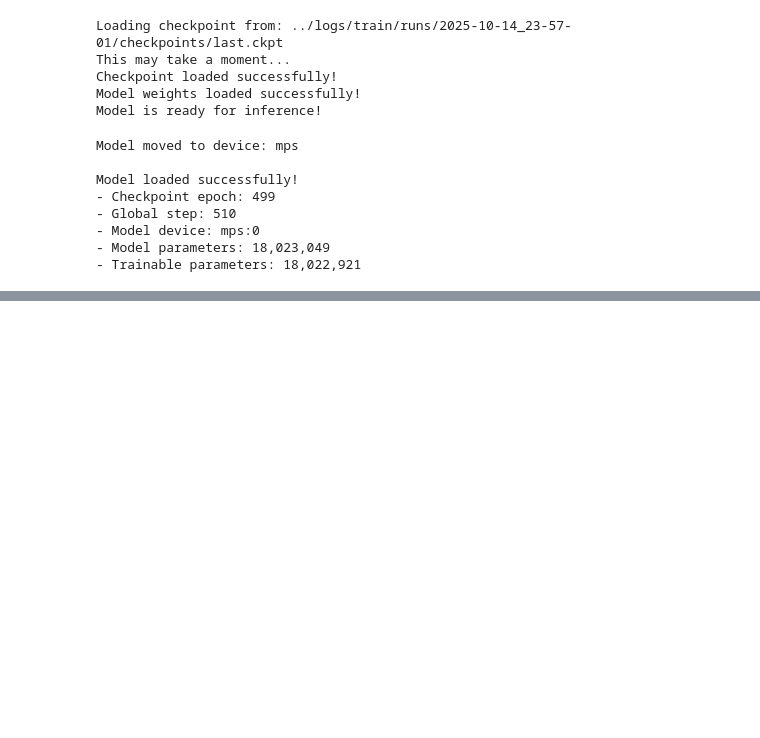
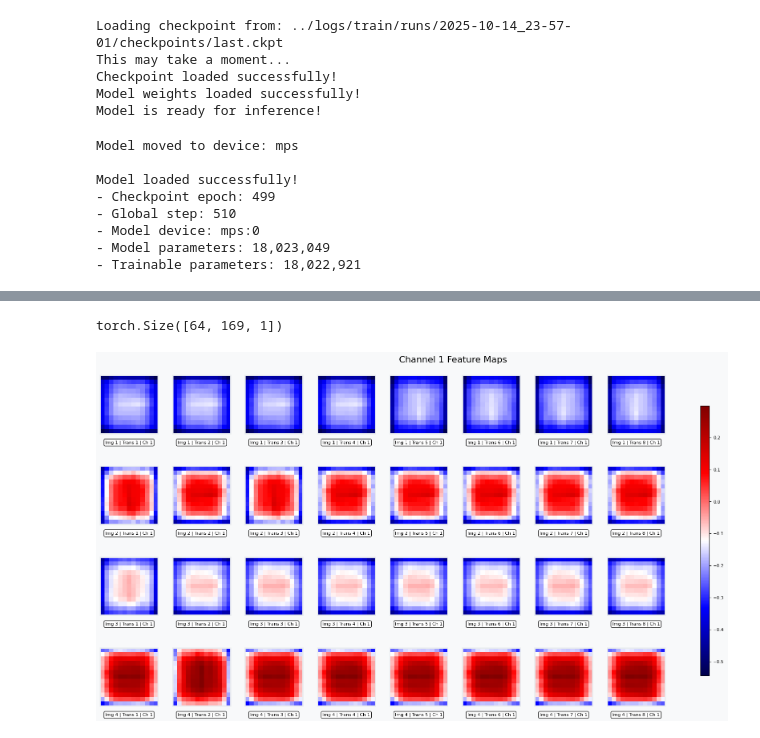
Before and after one commit to TomekNocon/IMMUVIS-PIGVAE, a Jupyter notebook: notebooks/test_v1.ipynb, the cells around one changed output, grey strips where cells are left out. Saved outputs shown, nothing was run; the diff lists cells and outputs as text; code cells hidden in the pictures; blank space fills up the shorter version.

```diff
--- a/notebooks/test_v1.ipynb
+++ b/notebooks/test_v1.ipynb
@@ -276,7 +279,9 @@ data_val, data_test, _ = random_split(
     generator=torch.Generator().manual_seed(42),
 )
 
-train_dataset = gd.GridGraphDataset(grid_size=13, dataset=data_train, channels=list(range(10)))
+train_dataset = gd.GridGraphDataset(grid_size=13, dataset=data_train, channels=list(range(1)))
+
+val_dataset = gd.GridGraphDataset(grid_size=13, dataset=data_val, channels=list(range(1)))
 
 train_loader = gd.DenseGraphDataLoader(
     dataset=train_dataset,
@@ -285,8 +290,16 @@ train_loader = gd.DenseGraphDataLoader(
     pin_memory=False,
     persistent_workers=7 > 0,
 )
+
+val_loader = gd.DenseGraphDataLoader(
+    dataset=val_dataset,
+    batch_size=8,
+    num_workers=7,
+    pin_memory=False,
+    persistent_workers=7 > 0,
+)
 # %%
-for el in train_loader:
+for el in val_loader:
     break
 # %%
 el = el.to('mps')
@@ -298,0 +325,36 @@ RuntimeError: linear(): input and weight.T shapes cannot be multiplied (169x10 a
+# %%
+el.node_features.shape
+# %% [output]
+torch.Size([64, 169, 1])
+# %%
+import src.models.components.metrics.recontructions as R
+import src.models.components.plot as pL
+
+idx_to_show = R.batch_augmented_indices(
+            8, num_permutations=8, n_examples=4
+        )
+subset_predictions = graph_pred.node_features[idx_to_show, :, :]
+subset_ground_truths = el.node_features[idx_to_show, :, :]
+
+restore_subset_predictions = torch.stack(
+            [img for img in subset_predictions], dim=0
+        )
+restore_subset_ground_truths = torch.stack(
+            [img for img in subset_ground_truths],
+            dim=0,
+        )
+
+ground_truth_imgs = restore_subset_ground_truths.detach().cpu()
+pred_imgs = restore_subset_predictions.detach().cpu()
+pred_min, pred_max = pred_imgs.min().item(), pred_imgs.max().item()
+gt_min, gt_max = ground_truth_imgs.min().item(), ground_truth_imgs.max().item()
+
+vmin = min(pred_min, gt_min)
+vmax = max(pred_max, gt_max)
+
+
+mse = R.mse_per_transform(ground_truth_imgs, pred_imgs, 4, 8)
+# %%
+fig_prediction = pL.plot_feature_map(pred_imgs, 4, vmin=pred_min, vmax=pred_max)
+# %% [output]
+[figure, added]
```
Also changed, not shown: parts of 32 cells of this notebook, 7 other files.
